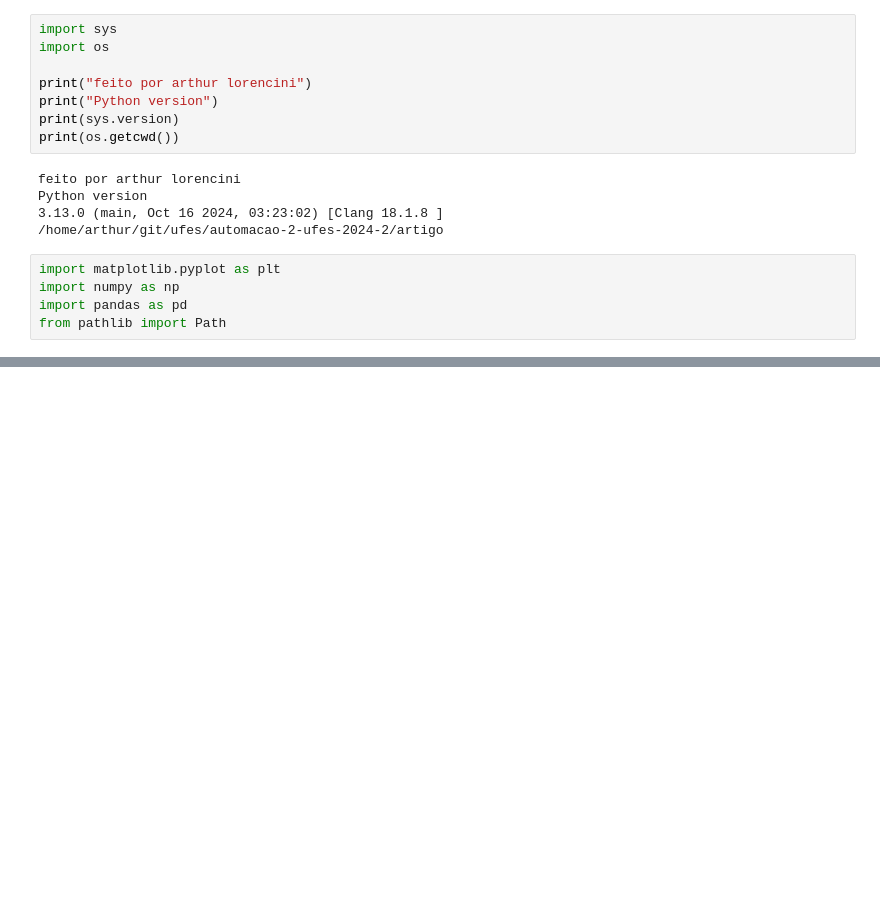
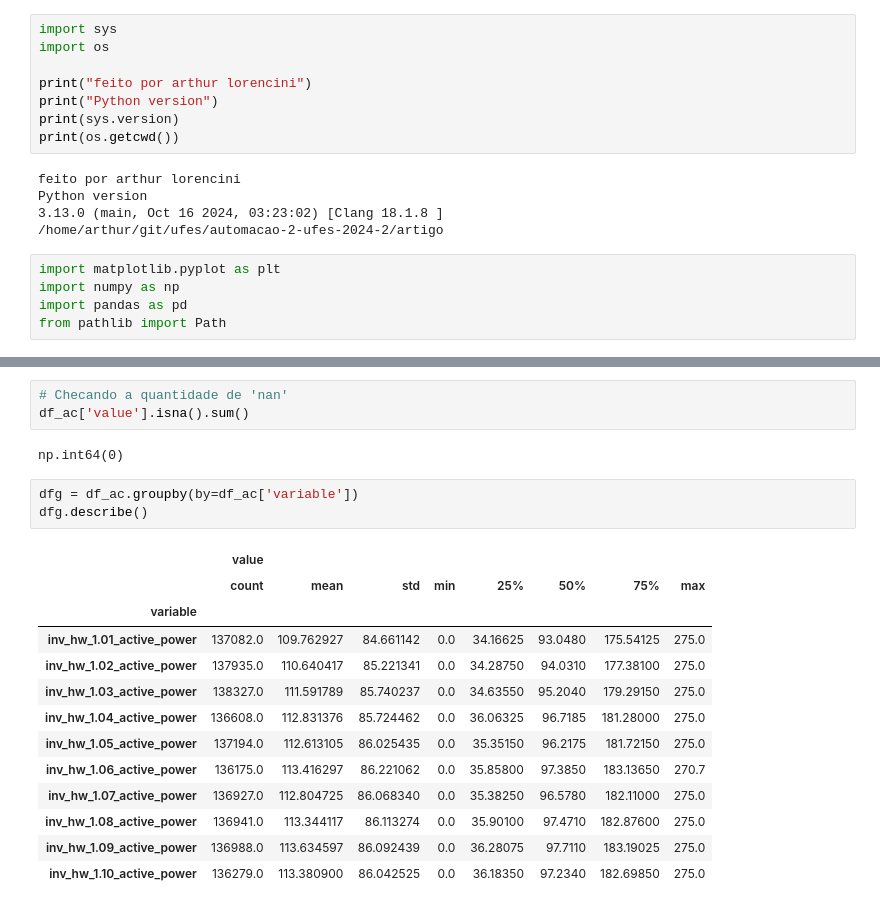
Before and after one commit to MrTuckie/automacao-2-ufes-2024-2, a Jupyter notebook: artigo/lorencini.ipynb, the cells around one changed output, grey strips where cells are left out. Drawn from its saved outputs; the diff is of its cells as text; blank space fills up the shorter version.

```diff
--- a/artigo/lorencini.ipynb
+++ b/artigo/lorencini.ipynb
@@ -31 +55,23 @@ print(df_ac.head())
+# %%
+# Checando a quantidade de 'nan'
+df_ac['value'].isna().sum()
+# %% [output]
+np.int64(0)
+# %%
+dfg = df_ac.groupby(by=df_ac['variable'])
+dfg.describe()
+# %% [output]
+|  | value |  |  |  |  |  |  |  |
+|  | count | mean | std | min | 25% | 50% | 75% | max |
+| variable |  |  |  |  |  |  |  |  |
+| inv_hw_1.01_active_power | 137082.0 | 109.762927 | 84.661142 | 0.0 | 34.16625 | 93.0480 | 175.54125 | 275.0 |
+| inv_hw_1.02_active_power | 137935.0 | 110.640417 | 85.221341 | 0.0 | 34.28750 | 94.0310 | 177.38100 | 275.0 |
+| inv_hw_1.03_active_power | 138327.0 | 111.591789 | 85.740237 | 0.0 | 34.63550 | 95.2040 | 179.29150 | 275.0 |
+| inv_hw_1.04_active_power | 136608.0 | 112.831376 | 85.724462 | 0.0 | 36.06325 | 96.7185 | 181.28000 | 275.0 |
+| inv_hw_1.05_active_power | 137194.0 | 112.613105 | 86.025435 | 0.0 | 35.35150 | 96.2175 | 181.72150 | 275.0 |
+| inv_hw_1.06_active_power | 136175.0 | 113.416297 | 86.221062 | 0.0 | 35.85800 | 97.3850 | 183.13650 | 270.7 |
+| inv_hw_1.07_active_power | 136927.0 | 112.804725 | 86.068340 | 0.0 | 35.38250 | 96.5780 | 182.11000 | 275.0 |
+| inv_hw_1.08_active_power | 136941.0 | 113.344117 | 86.113274 | 0.0 | 35.90100 | 97.4710 | 182.87600 | 275.0 |
+| inv_hw_1.09_active_power | 136988.0 | 113.634597 | 86.092439 | 0.0 | 36.28075 | 97.7110 | 183.19025 | 275.0 |
+| inv_hw_1.10_active_power | 136279.0 | 113.380900 | 86.042525 | 0.0 | 36.18350 | 97.2340 | 182.69850 | 275.0 |
 # %%
```
Also changed, not shown: parts of 8 cells of this notebook.
